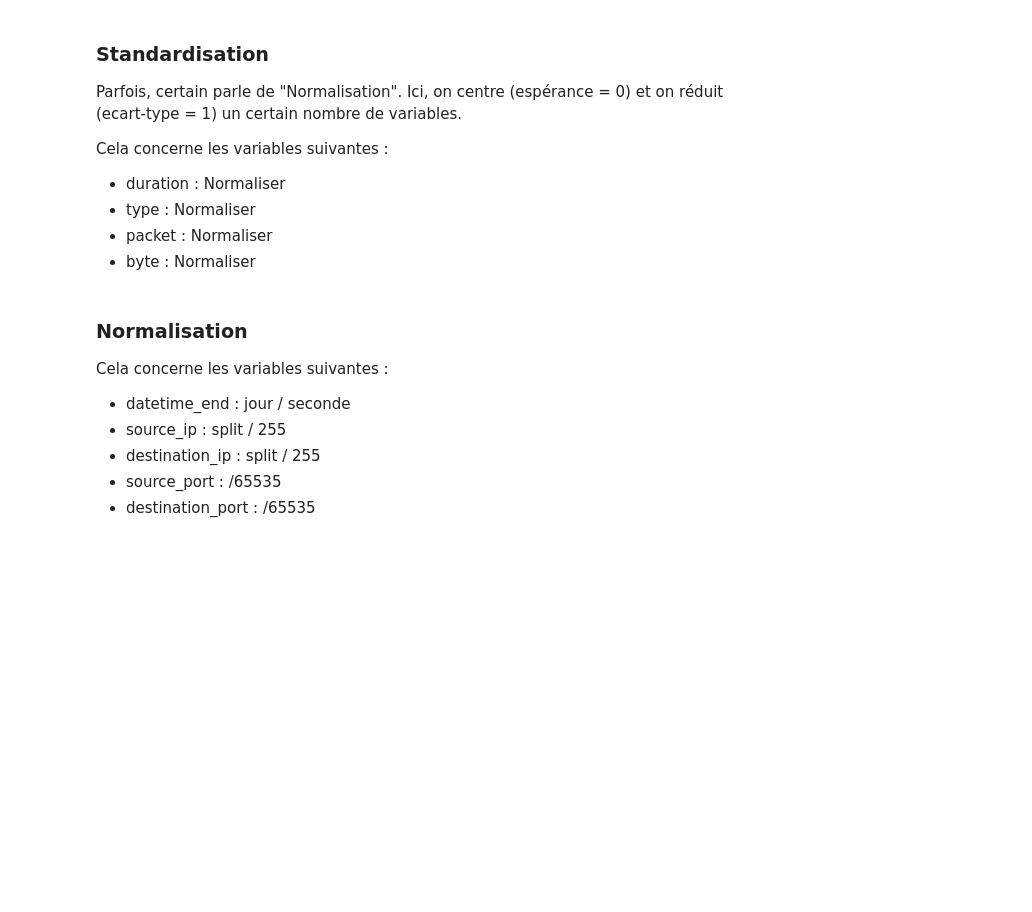
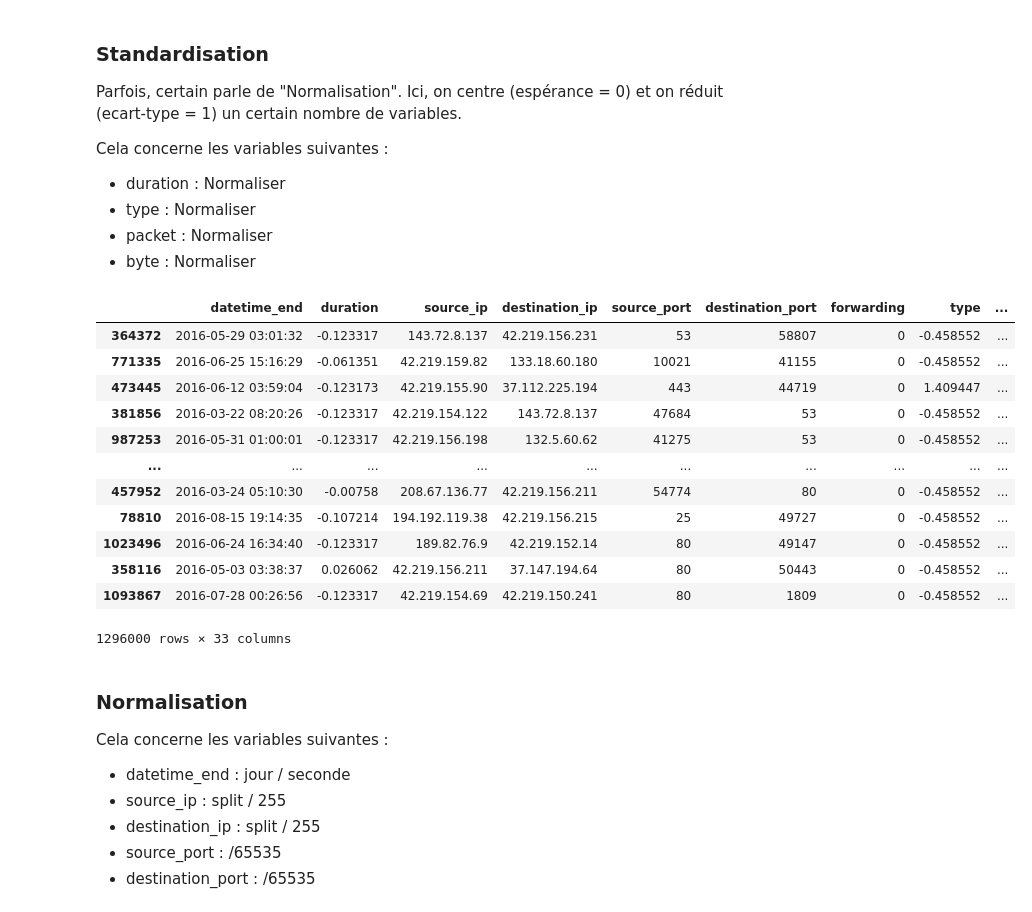
Before and after one commit to nigiva/lre-adversarial-ml-ugr16, a Jupyter notebook: preprocessing/normalize/normalize.ipynb, the cells around one changed output. Cells and saved outputs as stored; diff of their text form; code cells hidden in the pictures; blank space fills up the shorter version.

```diff
--- a/preprocessing/normalize/normalize.ipynb
+++ b/preprocessing/normalize/normalize.ipynb
@@ -237,2 +206,2 @@ one_hot_data_df.head()
 # %%
-train_df, test_df = train_test_split(one_hot_data_df, test_size=0.1, shuffle=True, random_state=42, stratify=data_df.label)
+train_df, test_df = train_test_split(data_df, test_size=0.1, shuffle=True, random_state=42, stratify=raw_data_df.label)
@@ -261,6 +276,31 @@ Cela concerne les variables suivantes :
 * type : Normaliser
 * packet : Normaliser
 * byte : Normaliser
+# %%
+column_to_standardize = ["duration", "type", "packet", "byte"]
+describe_df = train_df[column_to_standardize].describe()
+describe_df.to_csv(f"describe-train-ugr16-{LEVEL}.csv")
+# %%
+def standardize_df(data_df, describe_df, column_to_standardize=["duration", "type", "packet", "byte"]) -> pd.DataFrame:
+    centered_df = data_df[column_to_standardize] - describe_df.loc["mean", column_to_standardize]
+    data_df[column_to_standardize] = centered_df/describe_df.loc["std", column_to_standardize]
+    return data_df
+# %%
+standardize_df(train_df, describe_df)
+# %% [output]
+|  | datetime_end | duration | source_ip | destination_ip | source_port | destination_port | forwarding | type | ... |
+| 364372 | 2016-05-29 03:01:32 | -0.123317 | 143.72.8.137 | 42.219.156.231 | 53 | 58807 | 0 | -0.458552 | ... |
+| 771335 | 2016-06-25 15:16:29 | -0.061351 | 42.219.159.82 | 133.18.60.180 | 10021 | 41155 | 0 | -0.458552 | ... |
+| 473445 | 2016-06-12 03:59:04 | -0.123173 | 42.219.155.90 | 37.112.225.194 | 443 | 44719 | 0 | 1.409447 | ... |
+| 381856 | 2016-03-22 08:20:26 | -0.123317 | 42.219.154.122 | 143.72.8.137 | 47684 | 53 | 0 | -0.458552 | ... |
+| 987253 | 2016-05-31 01:00:01 | -0.123317 | 42.219.156.198 | 132.5.60.62 | 41275 | 53 | 0 | -0.458552 | ... |
+| ... | ... | ... | ... | ... | ... | ... | ... | ... | ... |
+| 457952 | 2016-03-24 05:10:30 | -0.00758 | 208.67.136.77 | 42.219.156.211 | 54774 | 80 | 0 | -0.458552 | ... |
+| 78810 | 2016-08-15 19:14:35 | -0.107214 | 194.192.119.38 | 42.219.156.215 | 25 | 49727 | 0 | -0.458552 | ... |
+| 1023496 | 2016-06-24 16:34:40 | -0.123317 | 189.82.76.9 | 42.219.152.14 | 80 | 49147 | 0 | -0.458552 | ... |
+| 358116 | 2016-05-03 03:38:37 | 0.026062 | 42.219.156.211 | 37.147.194.64 | 80 | 50443 | 0 | -0.458552 | ... |
+| 1093867 | 2016-07-28 00:26:56 | -0.123317 | 42.219.154.69 | 42.219.150.241 | 80 | 1809 | 0 | -0.458552 | ... |
+1296000 rows × 33 columns
 # %% [markdown]
 ### Normalisation
 Cela concerne les variables suivantes :
```
Also changed, not shown: parts of 50 cells of this notebook.
